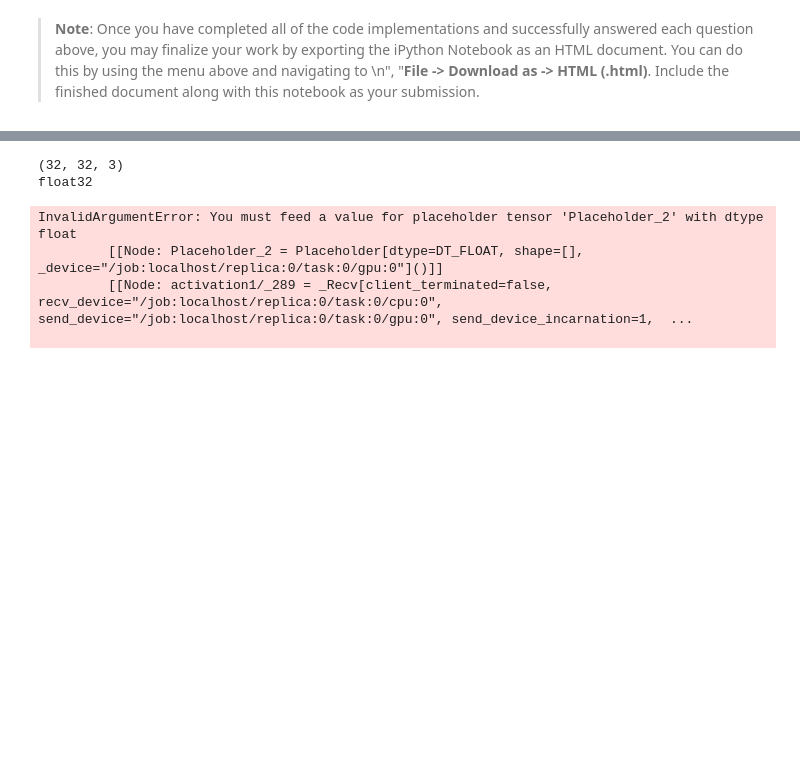
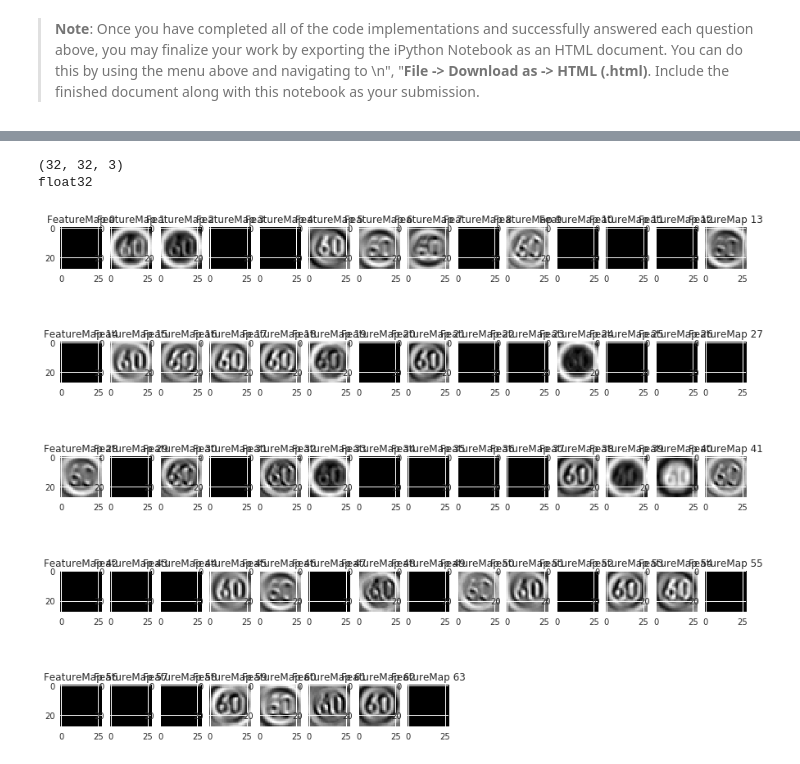
Before and after one commit to amirkhango/Traffic-Sign-Classifier-Proj2, a Jupyter notebook: Traffic_Sign_Classifier.ipynb, the cells around one changed output, grey strips where cells are left out. Drawn from its saved outputs; the diff is of its cells as text; code cells hidden in the pictures; blank space fills up the shorter version.

```diff
--- a/Traffic_Sign_Classifier.ipynb
+++ b/Traffic_Sign_Classifier.ipynb
@@ -393,7 +394,8 @@ Model saved
 with tf.Session() as sess:
     #sess.run(tf.global_variables_initializer())
     #tf.train.import_meta_graph('lenet.meta')
-    saver.restore(sess, tf.train.latest_checkpoint('.'))
+    saver.restore(sess, tf.train.latest_checkpoint('./models'))
+    #saver.restore(sess, './models/lenet')
     test_accuracy = evaluate(X_test, y_test)
     print("Test Accuracy = {:.3f}".format(test_accuracy))
 # %% [output]
@@ -502,9 +504,8 @@ print(np.min(X_predict))
 0.992188
 -1.0
 # %%
-print(X_predict)
 with tf.Session() as sess:
-    saver.restore(sess, tf.train.latest_checkpoint('.'))
+    saver.restore(sess, tf.train.latest_checkpoint('./models'))
     pred = tf.argmax(logits,1)
     out,lgits = sess.run([pred, logits], feed_dict={x: X_predict})
     print(lgits.shape)
@@ -636,7 +636,7 @@ Looking just at the first row we get `[ 0.34763842,  0.24879643,  0.12789202]`,
 ### Feel free to use as many code cells as needed.
 with tf.Session() as sess:
 
-    saver.restore(sess, tf.train.latest_checkpoint('.'))
+    saver.restore(sess, tf.train.latest_checkpoint('./models'))
 
     softmax_logits = tf.nn.softmax(logits)
     max_logits = tf.argmax(logits,1)
@@ -732,7 +732,7 @@ def outputFeatureMap(image_input, tf_activation,
     featuremaps = activation.shape[3]
     plt.figure(plt_num, figsize=(15,15))
     for featuremap in range(featuremaps):
-        plt.subplot(6,8, featuremap+1) # sets the number of feature maps to show on each row and column
+        plt.subplot(6,14, featuremap+1) # sets the number of feature maps to show on each row and column
         plt.title('FeatureMap ' + str(featuremap)) # displays the feature map number
         if activation_min != -1 & activation_max != -1:
             plt.imshow(activation[0,:,:, featuremap], interpolation="nearest", vmin =activation_min, vmax=activation_max, cmap="gray")
@@ -744,15 +744,12 @@ def outputFeatureMap(image_input, tf_activation,
             plt.imshow(activation[0,:,:, featuremap], interpolation="nearest", cmap="gray")
 # %%
 with tf.Session() as sess:
-    saver.restore(sess, tf.train.latest_checkpoint('.'))
+    saver.restore(sess, tf.train.latest_checkpoint('./models'))
     act = sess.graph.get_tensor_by_name('activation1:0')
     outputFeatureMap(X_predict[0], tf_activation=act, activation_min=-1, activation_max=-1 ,plt_num=1)
     writer = tf.summary.FileWriter("tf_graph", sess.graph)
     writer.close()
 # %% [output]
 (32, 32, 3)
 float32
-InvalidArgumentError: You must feed a value for placeholder tensor 'Placeholder_2' with dtype float
-         [[Node: Placeholder_2 = Placeholder[dtype=DT_FLOAT, shape=[], _device="/job:localhost/replica:0/task:0/gpu:0"]()]]
-         [[Node: activation1/_289 = _Recv[client_terminated=false, recv_device="/job:localhost/replica:0/task:0/cpu:0", send_device="/job:localhost/replica:0/task:0/gpu:0", send_device_incarnation=1,  ...
-
+[figure, added]
```
Also changed, not shown: parts of 7 cells of this notebook, 9 other files.
